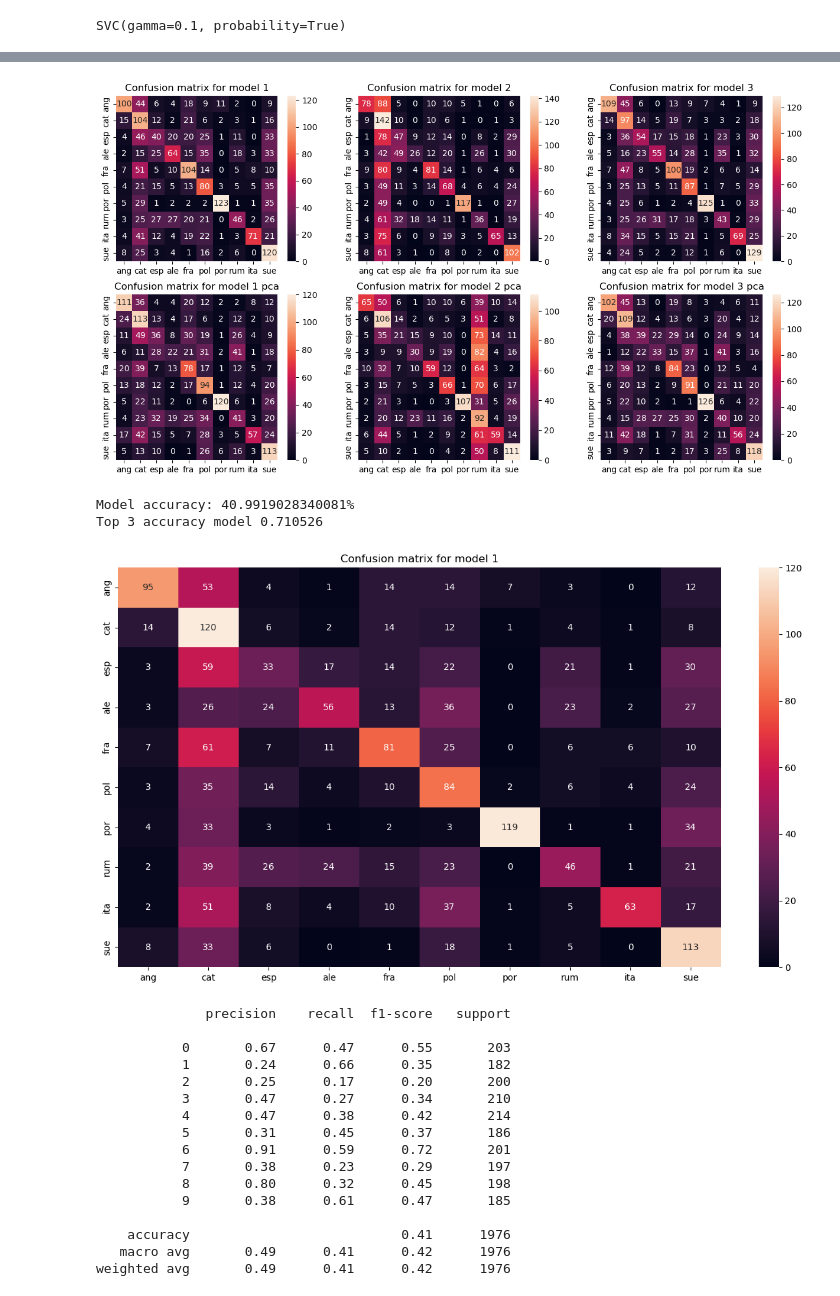
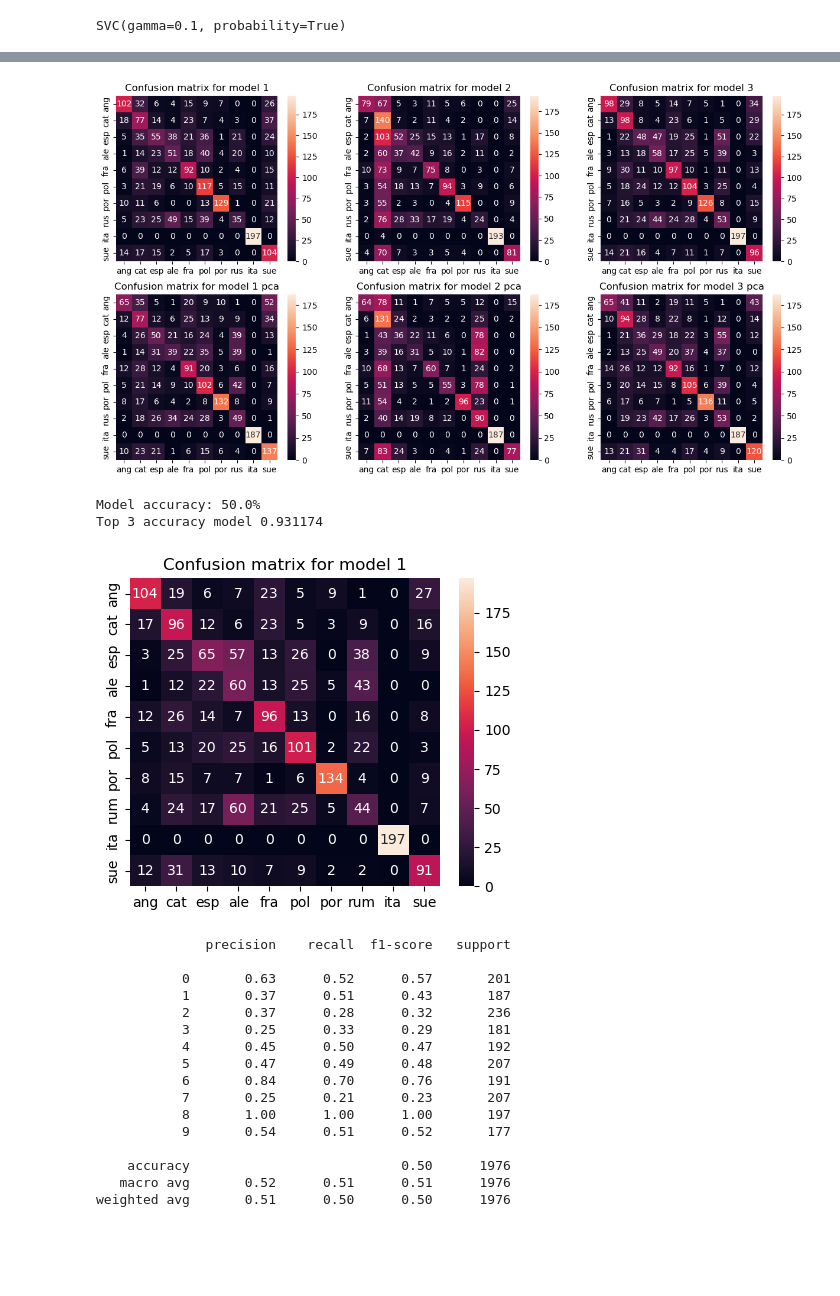
Before and after one commit to jsalisburyv/Machine-Learning, a Jupyter notebook: Practica1/Practica.ipynb, the cells around one changed output, grey strips where cells are left out. Cells and saved outputs as stored; diff of their text form; code cells hidden in the pictures; blank space fills up the shorter version.

Commit message:
Rumano por Ruso + diptongos

```diff
--- a/Practica1/Practica.ipynb
+++ b/Practica1/Practica.ipynb
@@ -21,5 +21,5 @@ import seaborn as sns
 # Preprocessing
 # %%
 # Read Data and convert to lowercase
-df = pd.read_csv('data/data.csv', sep=',')
+df = pd.read_csv('data/data3.csv', sep=',')
 df = df.apply(lambda x: x.astype(str).str.lower())
@@ -78,11 +80,21 @@ def has_group(word: str, groups: list) -> int:
         if group in word:
             num_groups+=1
     return num_groups
+# %%
+def diptongos():
+    list=[]
+    vowels = "aeiouàèìòùáéíóúäëïöüâêîôû"
+    # append all possible combinations of vowels
+    for i in vowels:
+        for j in vowels:
+            list.append(i+j)
+    return list
 # %%
 # Length
 df2['len'] = df2['word'].str.len()
 
-dict = {'vow':'aeiou',
+dict = {
+        'vow':'aeiou',
         'acc':'àèìòùáéíóú',
         'accl':'àèìòù',
         'accr':'áéíóú',
@@ -91,13 +103,13 @@ dict = {'vow':'aeiou',
         'ñ':'ñ',
         'ç':'ç',
         'ale': 'ß',
+        'rus': 'бвгджзийклмнпрстфцчшщъыьэюя',
         'pol': 'ąćęłńóśźż',
         'por': 'ãõ',
-        'rum': 'ăâîșț',
         'sue': 'åäö',
         'esp': 'áéíóúü',
-        'ita': 'àèéìíòóùú',
-        'fra': 'àâçéèêëîïôùûüÿ',
+        'ita': 'àèéìíîòóùú',
+        'fra': 'àâæçéèêëîïôœùûüÿ',
         'ger': 'äöüß',
         'cat': 'àèéíïòóúüç',
         'num_words': ' ',
@@ -105,6 +117,7 @@ dict = {'vow':'aeiou',
         "hyph": "-",
         "rares": "kqwxyz"}
 
+vowel_pairs = diptongos()
 groups = {
         "pairs_eng": ["sh", "th", "ch", "ck", "ph", "ng", "qu", "tr", "st", "wh", "tr"],
         "pairs_cat": ["ny", "tx", "sc", "nc", "rc", "ll", "nc", "pc", "pr", "br", "fr", "ts", "ix",  "nd", "pr", "bl"],
@@ -113,9 +126,9 @@ groups = {
         "pairs_por": ["tch", "lh", "nh", "qu", "sc", "rr", "nc", "gu", "lm", "rm"],
         "pairs_pol": ["ch", "dz", "d±", "di", "rz", "sz", " Sc", "Ed", "id"],
         "pairs_it": ["ch", "gl", "gn", "sc", "qu", "scl", "ch", "ci", "gli", "gn", "io", "la", "leu", "Ii", "Io", "ne"],
-        "pairs_rom": ["ce", "chi", "cu", "ei", "ia", "ie", "in", "ne", "ni", "si"],
         "pairs_swe": ["ch", "ck", "cid", "dt", "gg", "ll", "ng", "sk", "st", "tt"],
-        "pairs_fre": ["ch", "che", "eau", "ent", "es", "ette", "eur", "iau", "ie", "in"]
+        "pairs_fre": ["ch", "che", "eau", "ent", "es", "ette", "eur", "iau", "ie", "in"],
+        "diptongos": vowel_pairs
         }
 
 
@@ -128,7 +141,6 @@ prefix = {
         'pre_fra': ["anti", "auto", "co", "con", "contre", "de", "des", "en", "ex", "in", "inter", "mal", "pre", "pro", "re", "sub", "sur"],
         'pre_por': ["auto", "co", "contra", "des", "em", "en", "ex", "in", "inter", "pre", "pro", "re", "sub"],
         'pre_ale': ["be", "ein", "ent", "er", "ge", "hin", "ver", "zer"],
-        'pre_rom': ["că", "dă", "dis", "în", "in", "ne", "pre", "re", "sub"],
         'pre_sue': ["be", "för", "in", "om", "över", "under"],
         'pre_pol': ["przed", "nad", "na", "pod", "z", "w"]
 }
@@ -141,7 +153,6 @@ suffix = {
         'suf_fra': ["age", "aille", "ance", "eau", "eux", "eur", "eur(e)se", "ie", "iment", "ion", "ique", "isme", "iste", "ition", "ive", "oire", "ure", "y"],
         'suf_por': ["al", "ão", "ar", "ês", "ência", "eza", "ia", "ício", "imento", "ir", "or", "oso", "ura"],
         'suf_ale': ["bar", "e", "ei", "er", "heit", "ich", "ig", "in", "keit", "lich", "ling", "sam", "schaft", "ung"],
-        'suf_rom': ["a", "ă", "are", "ari", "ează", "ic", "ie", "iune", "or", "uire", "ureală", "uție"],
         'suf_sue': ["ande", "are", "bar", "dom", "else", "en", "eri", "het", "ing", "isk", "itet", "lig", "lighet", "ning", "ningen", "ningar", "ningen"],
         'suf_pol': ["acja", "ać", "anie", "eć", "enie", "enie", "enie", "enie", "enie", "enie", "enie", "enie", "enie", "enie", "enie", "enie"]
 }
@@ -307,7 +318,7 @@ cm2_pca = confusion_matrix(y_test_pca, model2_pca.predict(X_test_pca))
 cm3_pca = confusion_matrix(y_test_pca, model3_pca.predict(X_test_pca))
 
 # Plot the confusion matrices
-langs =["ang", "cat", "esp", "ale", "fra", "pol", "por", "rum", "ita", "sue"]
+langs =["ang", "cat", "esp", "ale", "fra", "pol", "por", "rus", "ita", "sue"]
 fig, ax = plt.subplots(2, 3, figsize=(15, 8))
 
 sns.heatmap(cm1, annot=True, ax=ax[0][0], fmt='d', xticklabels=langs, yticklabels=langs)
@@ -327,47 +338,47 @@ ax[1][1].set_title('Confusion matrix for model 2 pca')
 ax[1][2].set_title('Confusion matrix for model 3 pca')
 plt.show()
 # %% [output]
-[figure, old version]
+[figure, new version]
 # %%
-# model_gs = svm.SVC(C=5, kernel='rbf', gamma=0.1, decision_function_shape="ovo", probability=True)
-model_gs = svm.SVC(probability=True)
+model_gs = svm.SVC(C=5, kernel='rbf', gamma=0.1, decision_function_shape="ovo", probability=True)
+# model_gs = svm.SVC(probability=True)
 model_gs.fit(X_train, y_train)
 score_gs = model_gs.score(X_test, y_test)
 predictions_gs = model_gs.predict_proba(X_test)
 print(f'Model accuracy: {score_gs * 100}%')
 print('Top 3 accuracy model %f' % top_k_accuracy_score(y_test, predictions_gs, k=3))
 cm_sg = confusion_matrix(y_test, model_gs.predict(X_test))
 
 # Plot the confusion matrices
 langs =["ang", "cat", "esp", "ale", "fra", "pol", "por", "rum", "ita", "sue"]
 
 # Plot the confusion matrices
-fig, ax = plt.subplots(1, 1, figsize=(15, 8))
+fig, ax = plt.subplots(1, 1, figsize=(5, 4))
 sns.heatmap(cm_sg, annot=True, ax=ax, fmt='d', xticklabels=langs, yticklabels=langs)
 ax.set_title('Confusion matrix for model 1')
 
 plt.show()
 print(classification_report(y_test, model_gs.predict(X_test), zero_division=0))
 # %% [output]
-Model accuracy: 40.9919028340081%
-Top 3 accuracy model 0.710526
+Model accuracy: 50.0%
+Top 3 accuracy model 0.931174
-[figure, old version]
+[figure, new version]
               precision    recall  f1-score   support
 
-           0       0.67      0.47      0.55       203
-           1       0.24      0.66      0.35       182
-           2       0.25      0.17      0.20       200
-           3       0.47      0.27      0.34       210
-           4       0.47      0.38      0.42       214
-           5       0.31      0.45      0.37       186
-           6       0.91      0.59      0.72       201
-           7       0.38      0.23      0.29       197
-           8       0.80      0.32      0.45       198
-           9       0.38      0.61      0.47       185
+           0       0.63      0.52      0.57       201
+           1       0.37      0.51      0.43       187
+           2       0.37      0.28      0.32       236
+           3       0.25      0.33      0.29       181
+           4       0.45      0.50      0.47       192
+           5       0.47      0.49      0.48       207
+           6       0.84      0.70      0.76       191
+           7       0.25      0.21      0.23       207
+           8       1.00      1.00      1.00       197
+           9       0.54      0.51      0.52       177
 
-    accuracy                           0.41      1976
-   macro avg       0.49      0.41      0.42      1976
-weighted avg       0.49      0.41      0.42      1976
+    accuracy                           0.50      1976
+   macro avg       0.52      0.51      0.51      1976
+weighted avg       0.51      0.50      0.50      1976
 # %%
 # #Let's preform a grid search on the model1 (SVM) to find the best parameters
 # # Create a pipeline
```
Also changed, not shown: parts of 8 cells of this notebook.
